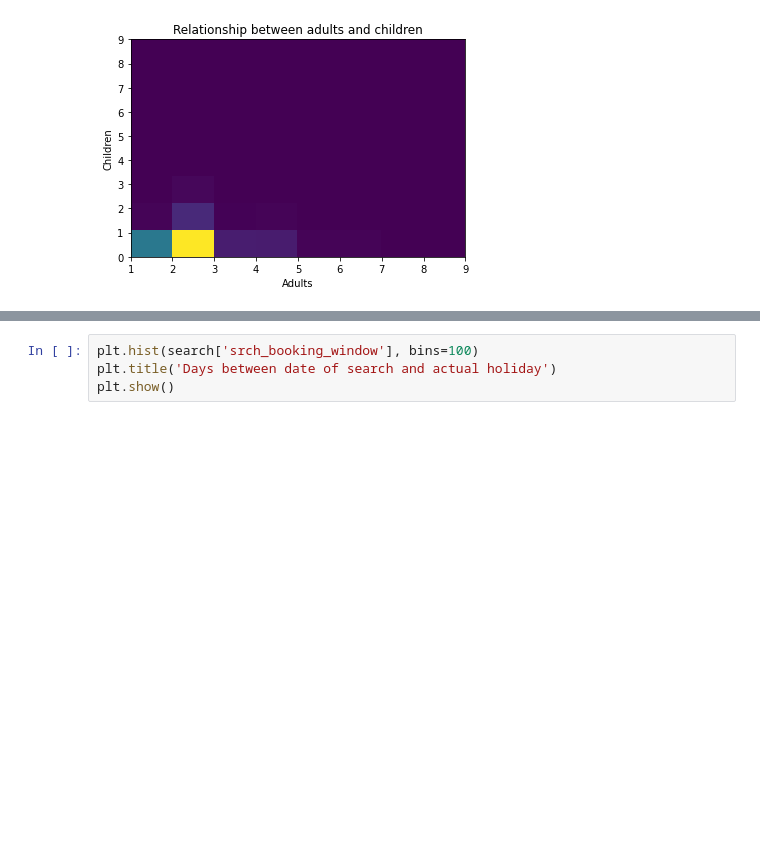
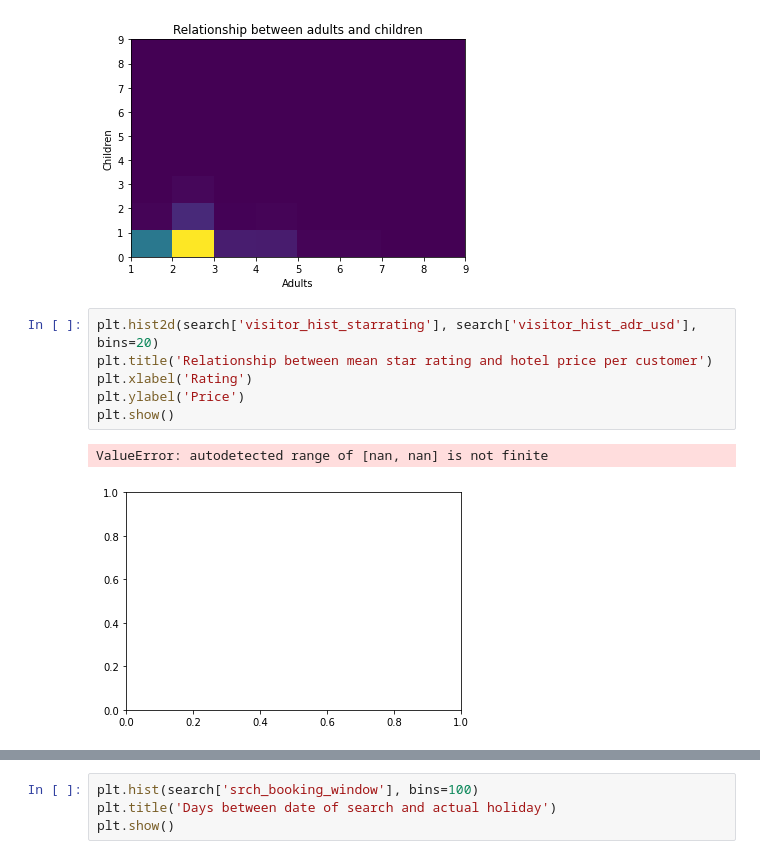
Before and after one commit to Heleenoudenijhuis/Datamining, a Jupyter notebook: Hotel_data_mining_EXPLORATION.ipynb, the cells around one changed output, grey strips where cells are left out. Cells and saved outputs as stored; diff of their text form; blank space fills up the shorter version.

```diff
--- a/Hotel_data_mining_EXPLORATION.ipynb
+++ b/Hotel_data_mining_EXPLORATION.ipynb
@@ -70,4 +114,13 @@ plt.ylabel('Children')
 plt.show()
 # %% [output]
 [figure]
+# %%
+plt.hist2d(search['visitor_hist_starrating'], search['visitor_hist_adr_usd'], bins=20)
+plt.title('Relationship between mean star rating and hotel price per customer')
+plt.xlabel('Rating')
+plt.ylabel('Price')
+plt.show()
+# %% [output]
+ValueError: autodetected range of [nan, nan] is not finite
+[figure, added]
 # %%
```
Also changed, not shown: parts of 8 cells of this notebook.
